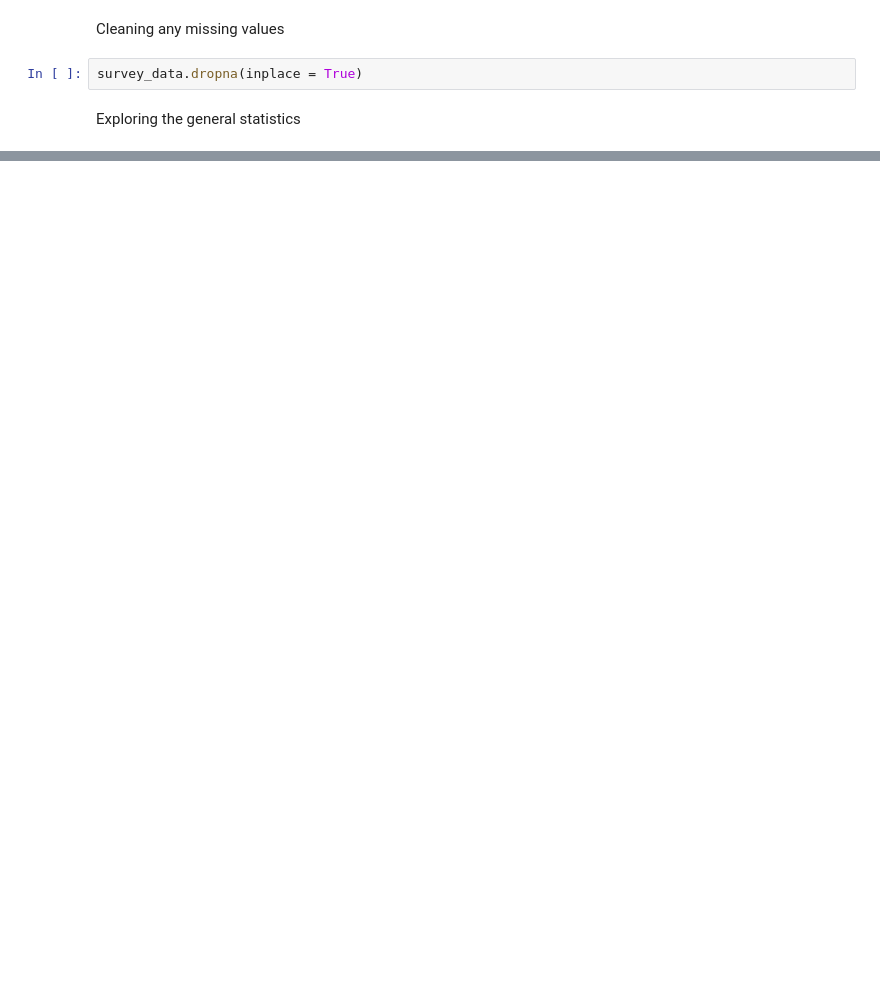
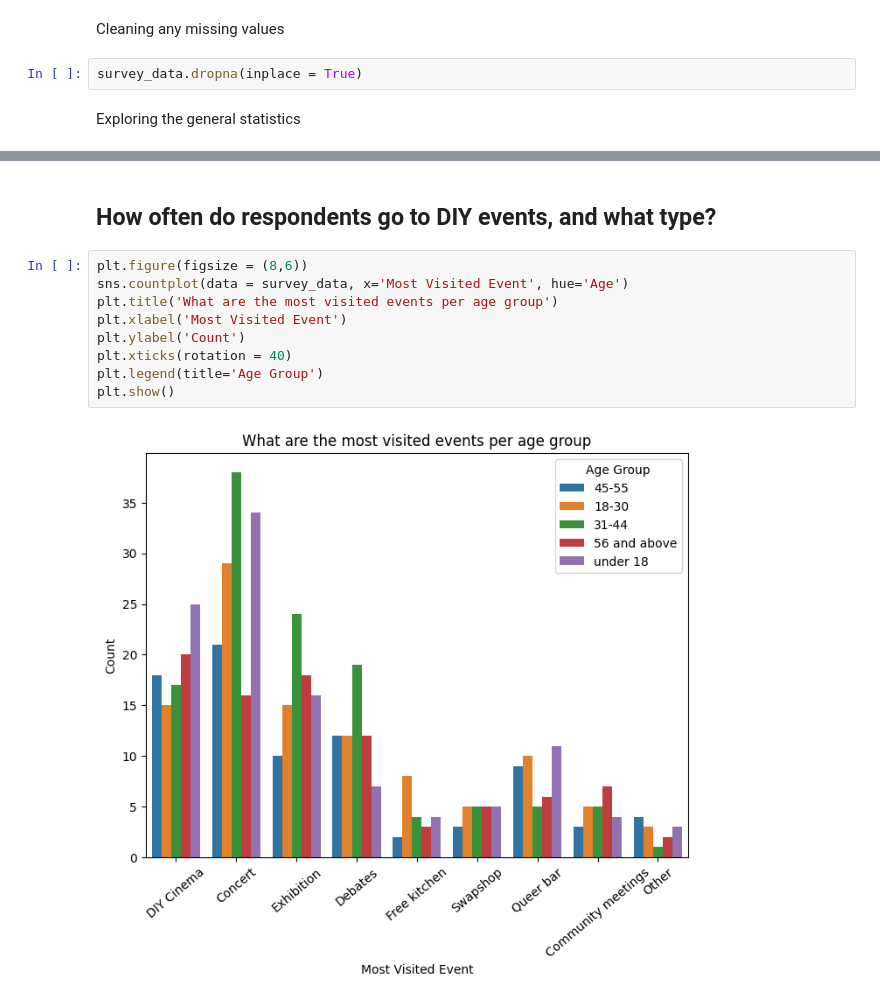
Before and after one commit to tsvikina/portfolio, a Jupyter notebook: DIY-spaces-and-local-communities/analysis.ipynb, the cells around one changed output, grey strips where cells are left out. Saved outputs shown, nothing was run; the diff lists cells and outputs as text; blank space fills up the shorter version.

```diff
--- a/DIY-spaces-and-local-communities/analysis.ipynb
+++ b/DIY-spaces-and-local-communities/analysis.ipynb
@@ -50,0 +48,13 @@ The above plot shows that the majority of respondents visit DIY music spaces mon
+# %% [markdown]
+## How often do respondents go to DIY events, and what type?
+# %%
+plt.figure(figsize = (8,6))
+sns.countplot(data = survey_data, x='Most Visited Event', hue='Age')
+plt.title('What are the most visited events per age group')
+plt.xlabel('Most Visited Event')
+plt.ylabel('Count')
+plt.xticks(rotation = 40)
+plt.legend(title='Age Group')
+plt.show()
+# %% [output]
+[figure, added]
```
Also changed, not shown: parts of 10 cells of this notebook, 6 other files.
